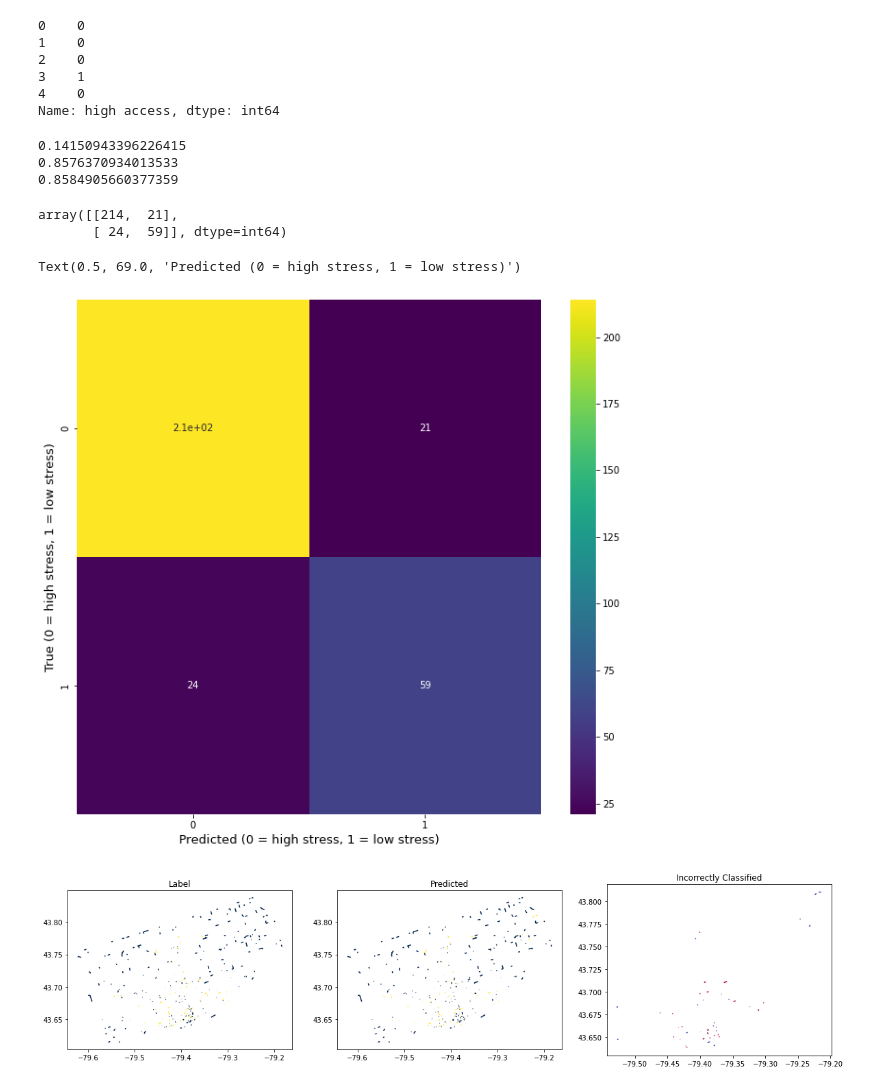
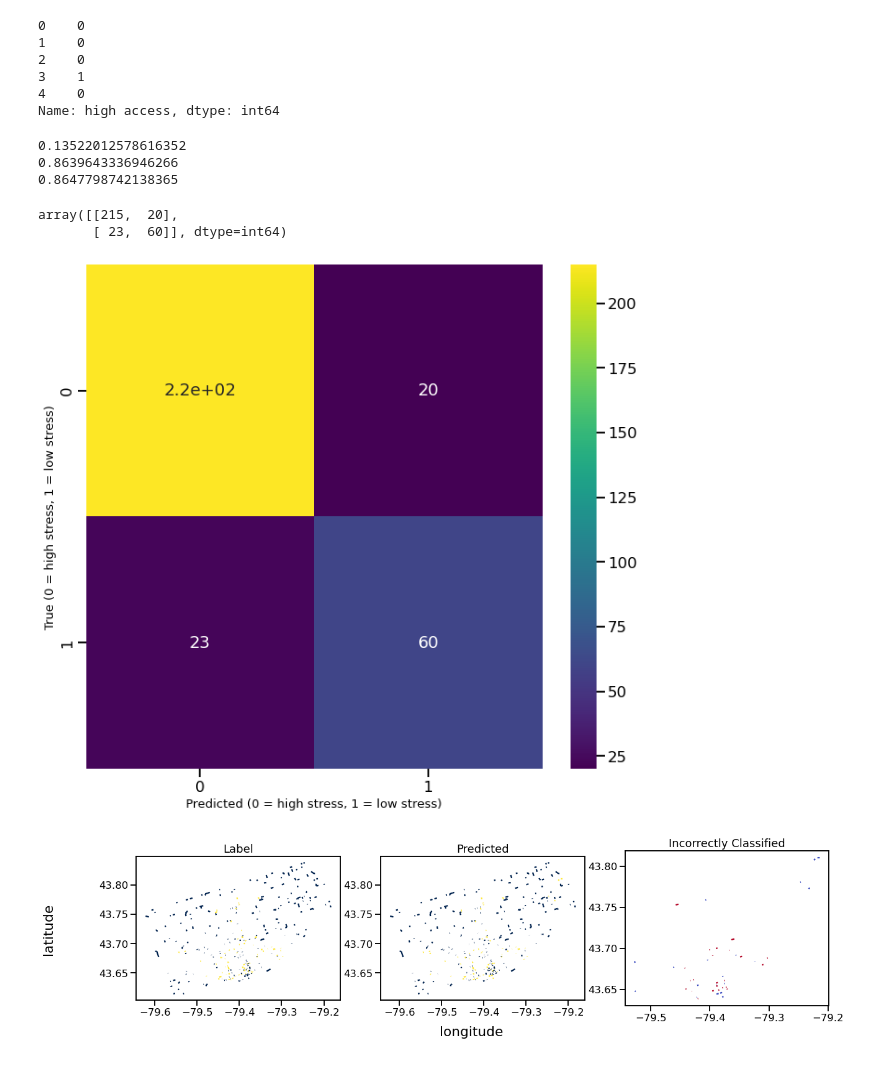
Before and after one commit to KeaganHRankin/Cycle-Classifier, a Jupyter notebook: projsubmissions/final_models.ipynb, the cells around one changed output. Drawn from its saved outputs; the diff is of its cells as text; code cells hidden in the pictures.

```diff
--- a/projsubmissions/final_models.ipynb
+++ b/projsubmissions/final_models.ipynb
@@ -17,6 +17,7 @@ warnings.filterwarnings('ignore')
 %matplotlib inline
 #plt.style.use('dark_background')
 plt.style.use('seaborn-colorblind')
+sns.set_context("talk")
 # %%
 # Import LTS file for plotting
 lts_gpd = gpd.read_file('C:/Users/Keagan Rankin/Documents/PycharmProj/data/raw_data/Bo Github Data/centerline_LTS_July2021.shp') #'lts data/centerline_LTS_July2021.shp')
@@ -166,7 +173,7 @@ train_data_2.head(2)
 # %%
 model_2 = all_modes_model.train(train_data=train_data_2,
                                 model_name='boost',
-                                metrics=True,
+                                metrics=False,
                                )
 # %% [output]
 [INFO] starting training.
@@ -224,27 +228,28 @@ print(mean_squared_error(y_test_actual_2, y_test_pred_2))
 print(f1_score(y_test_actual_2, y_test_pred_2, average='weighted'))
 print(accuracy_score(y_test_actual_2, y_test_pred_2))
 # %% [output]
-0.14150943396226415
-0.8576370934013533
-0.8584905660377359
+0.13522012578616352
+0.8639643336946266
+0.8647798742138365
 # %%
 confusion_matrix(y_test_actual_2, y_test_pred_2)
 # %% [output]
-array([[214,  21],
-       [ 24,  59]], dtype=int64)
+array([[215,  20],
+       [ 23,  60]], dtype=int64)
 # %%
 predicted = pd.Series(y_test_pred_2)
 predicted = pd.concat((test_data_2, predicted), axis=1)
 # %%
 # Plot confusion matrix, roc, and optimal f1 if possible.
 df_cm_2 = pd.DataFrame(confusion_matrix(y_test_actual_2, y_test_pred_2))
-plt.figure(figsize=(11,10))
+fig = plt.figure(figsize=(11,10))
 sns.heatmap(df_cm_2, annot=True, cmap='viridis')
 plt.ylabel('True (0 = high stress, 1 = low stress)', fontsize=13)
 plt.xlabel('Predicted (0 = high stress, 1 = low stress)', fontsize=13)
+
+fig.savefig('all modes confusion.png', bbox_inches='tight')
 # %% [output]
-Text(0.5, 69.0, 'Predicted (0 = high stress, 1 = low stress)')
-[figure, old version]
+[figure, new version]
 # %%
 # Plot the above to show the new data. Show with 4 LTS and with the high/low access grouping
 # Geoframe
@@ -261,7 +266,7 @@ plotr['i or c'] = plotr['diff'].apply(lambda x: 'incorrect' if x != 0 else 'corr
 plotr_diff = plotr[plotr['diff'] != 0]
 
 # Figure
-fig, axs = plt.subplots(figsize=(20,12), ncols=3)
+fig, axs = plt.subplots(figsize=(20,5), ncols=3)
 
 # Plotting
 plotr.plot(ax=axs[0], column='high access', cmap='cividis')
@@ -277,6 +282,10 @@ axs[0].grid(False)
 axs[1].grid(False)
 axs[2].grid(False)
 
+fig.supxlabel('longitude')
+fig.supylabel('latitude')
+
 plt.show()
+fig.savefig('all modes results.png', bbox_inches='tight')
 # %% [output]
-[figure, old version]
+[figure, new version]
```
Also changed, not shown: parts of 5 cells of this notebook.
